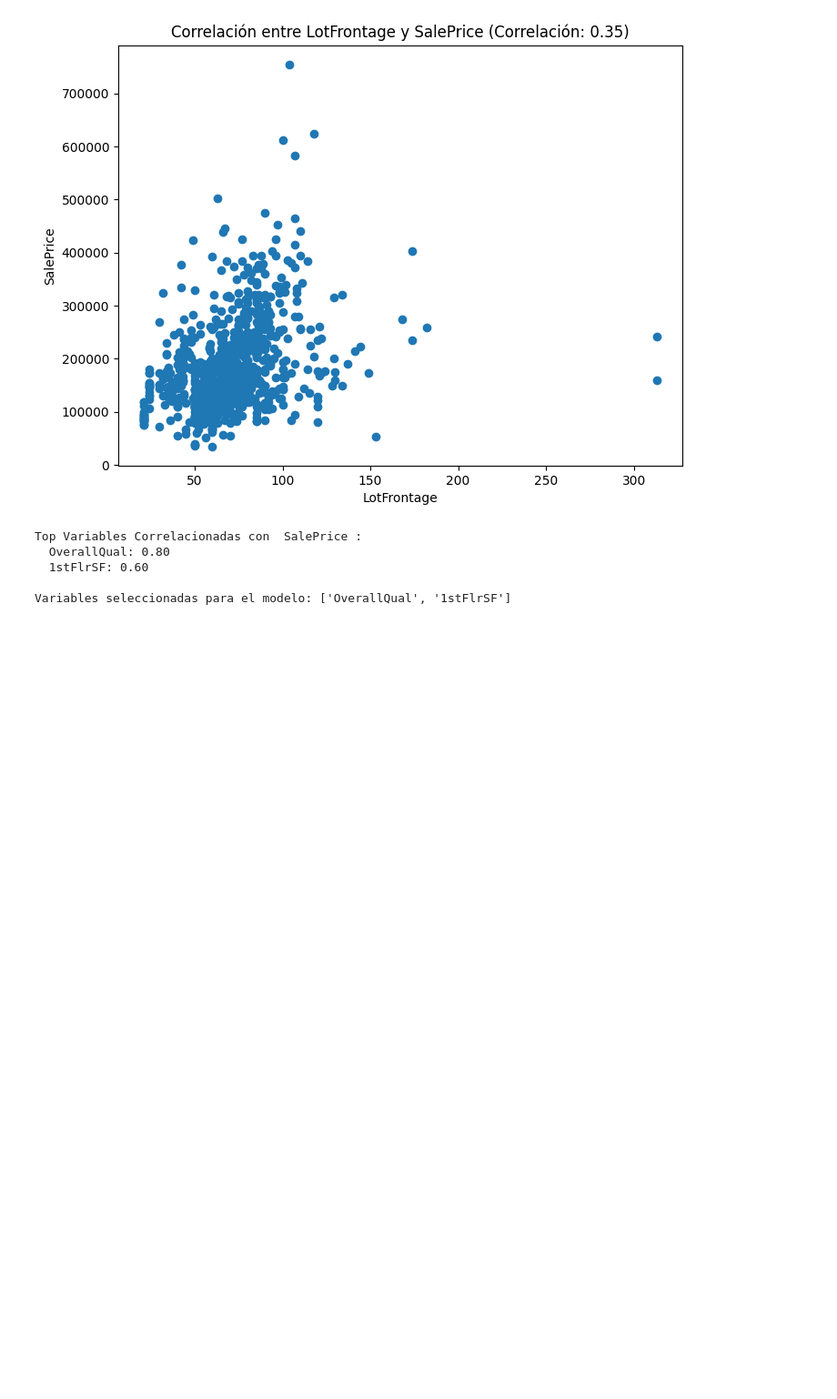
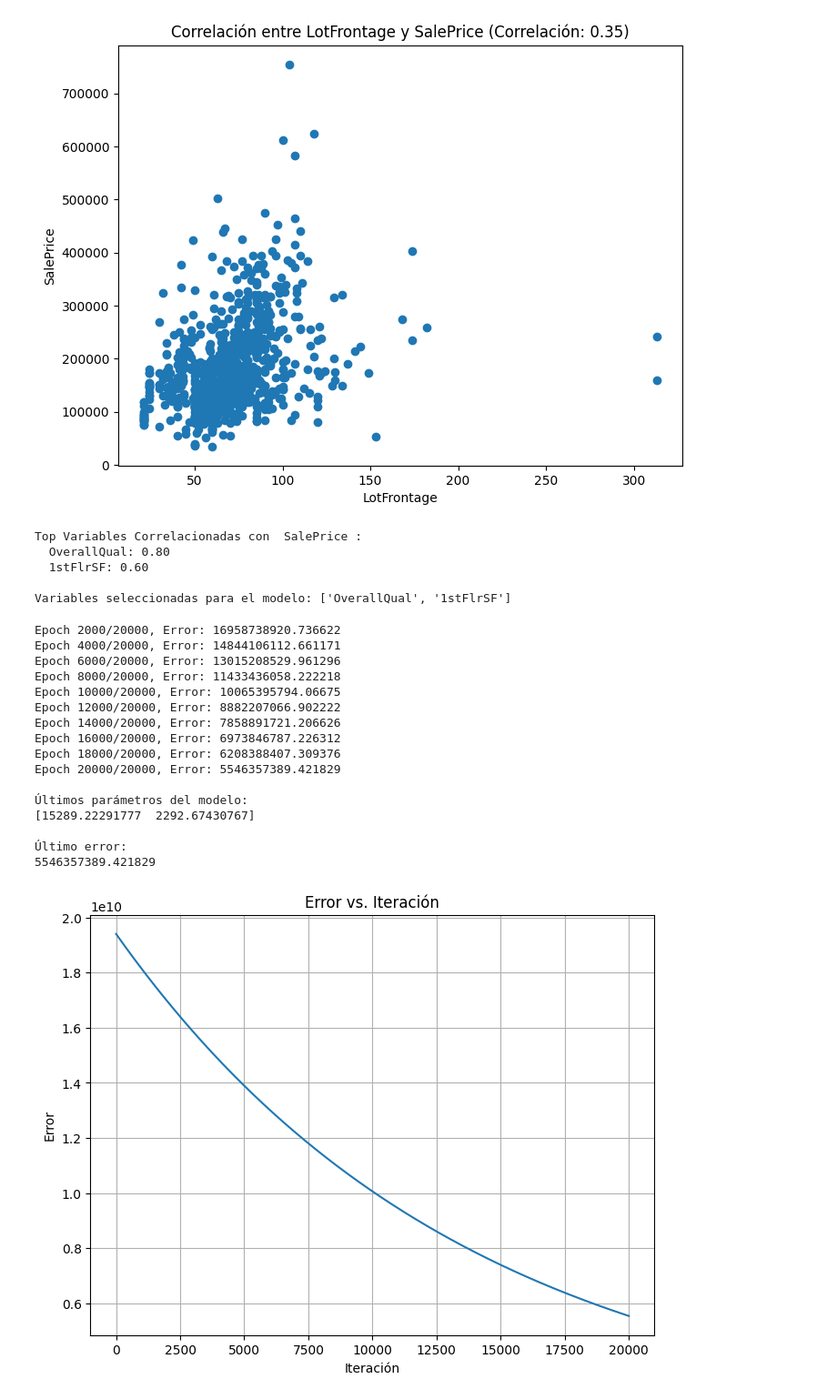
Before and after one commit to j0su3-8/PF_CDP, a Jupyter notebook: ProyectoFinal.ipynb, the cells around one changed output. Shown at 91% size. Saved outputs shown, nothing was run; the diff lists cells and outputs as text; code cells hidden in the pictures; blank space fills up the shorter version.

```diff
--- a/ProyectoFinal.ipynb
+++ b/ProyectoFinal.ipynb
@@ -292,3 +309,20 @@ def entrenar_modelo(x, y, epochs, imprimir_error_cada, learning_rate):
             print(f"Epoch {epoch + 1}/{epochs}, Error: {error}")
 
     return historial_modelos, errores
+# %%
+# Función para graficar los errores vs las iteracciones del entrenamiento manual
+def graficar_error_vs_iteracion(errores):
+    """
+    Grafica el error en función del número de iteración.
+
+    Args:
+        errores (np.array): Array con los errores de cada iteración.
+    """
+
+    plt.figure(figsize=(8, 6))
+    plt.plot(range(1, len(errores) + 1), errores)
+    plt.title('Error vs. Iteración')
+    plt.xlabel('Iteración')
+    plt.ylabel('Error')
+    plt.grid(True)
+    plt.show()
@@ -294,0 +357,46 @@ def entrenar_modelo(x, y, epochs, imprimir_error_cada, learning_rate):
+# %%
+#Entrenamiento del modelo con la variable independiente OverallQual
+
+# Definición de la variable dependiente e independiente
+variable_independiente = df_training['OverallQual'].values  #  Variable independiente (x)
+variable_dependiente = df_training['SalePrice'].values  #  Variable dependiente (y)
+
+# Valores de configuración del entrenamiento del modelo
+epochs = 20000
+imprimir_error_cada = 2000
+learning_rate = 0.0000009
+
+#  Entrenamiento del modelo
+historial_modelos_OverallQual, errores_OverallQual = entrenar_modelo_manual(variable_independiente, variable_dependiente, epochs, imprimir_error_cada, learning_rate)
+
+#  Se imprimen los resultados del entremaniento del modelo
+print("\nÚltimos parámetros del modelo:")
+print(historial_modelos_OverallQual[epochs - 1])  #  Parámetros después de la última iteración
+
+print("\nÚltimo error:")
+print(errores_OverallQual[epochs - 1])
+
+
+#  Graficar el error vs. iteración
+graficar_error_vs_iteracion(errores_OverallQual)
+
+#  Graficar la evolución del modelo
+graficar_evolucion_modelo(df_training, historial_modelos_OverallQual, 'OverallQual', 'SalePrice', 100)  #  Graficar cada 100 iteraciones
+# %% [output]
+Epoch 2000/20000, Error: 16958738920.736622
+Epoch 4000/20000, Error: 14844106112.661171
+Epoch 6000/20000, Error: 13015208529.961296
+Epoch 8000/20000, Error: 11433436058.222218
+Epoch 10000/20000, Error: 10065395794.06675
+Epoch 12000/20000, Error: 8882207066.902222
+Epoch 14000/20000, Error: 7858891721.206626
+Epoch 16000/20000, Error: 6973846787.226312
+Epoch 18000/20000, Error: 6208388407.309376
+Epoch 20000/20000, Error: 5546357389.421829
+
+Últimos parámetros del modelo:
+[15289.22291777  2292.67430767]
+
+Último error:
+5546357389.421829
+[figure, added]
```
Also changed, not shown: parts of 10 cells of this notebook.
